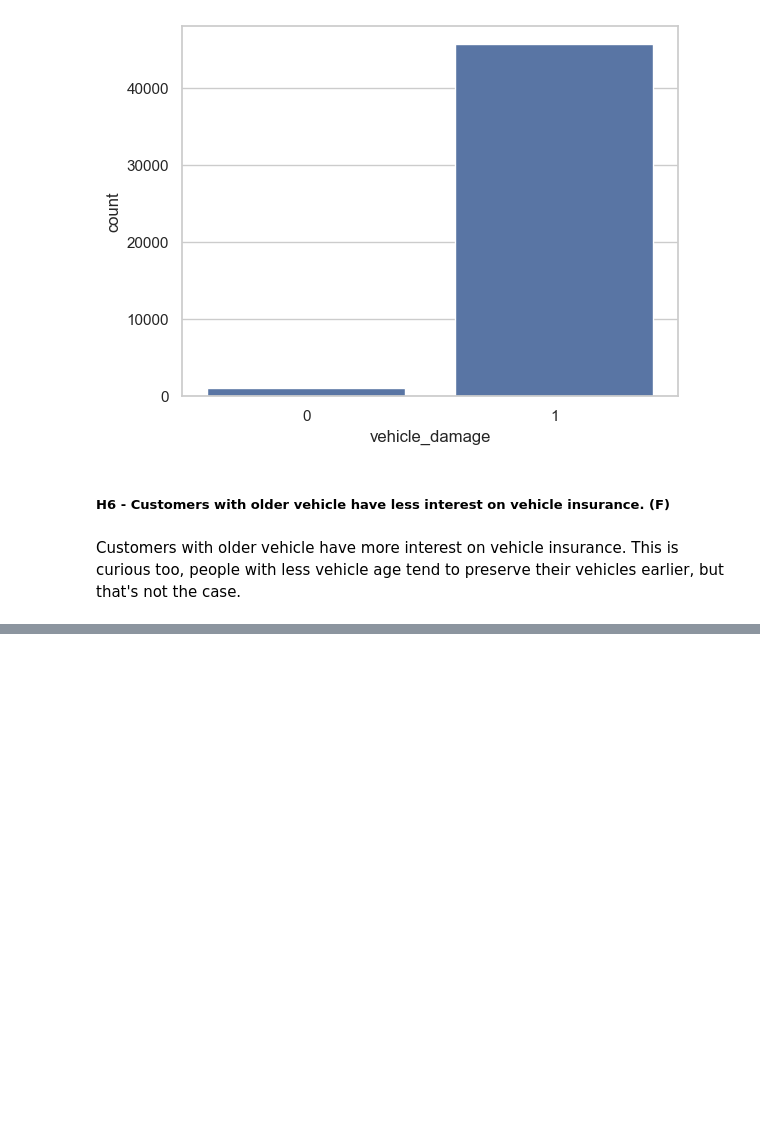
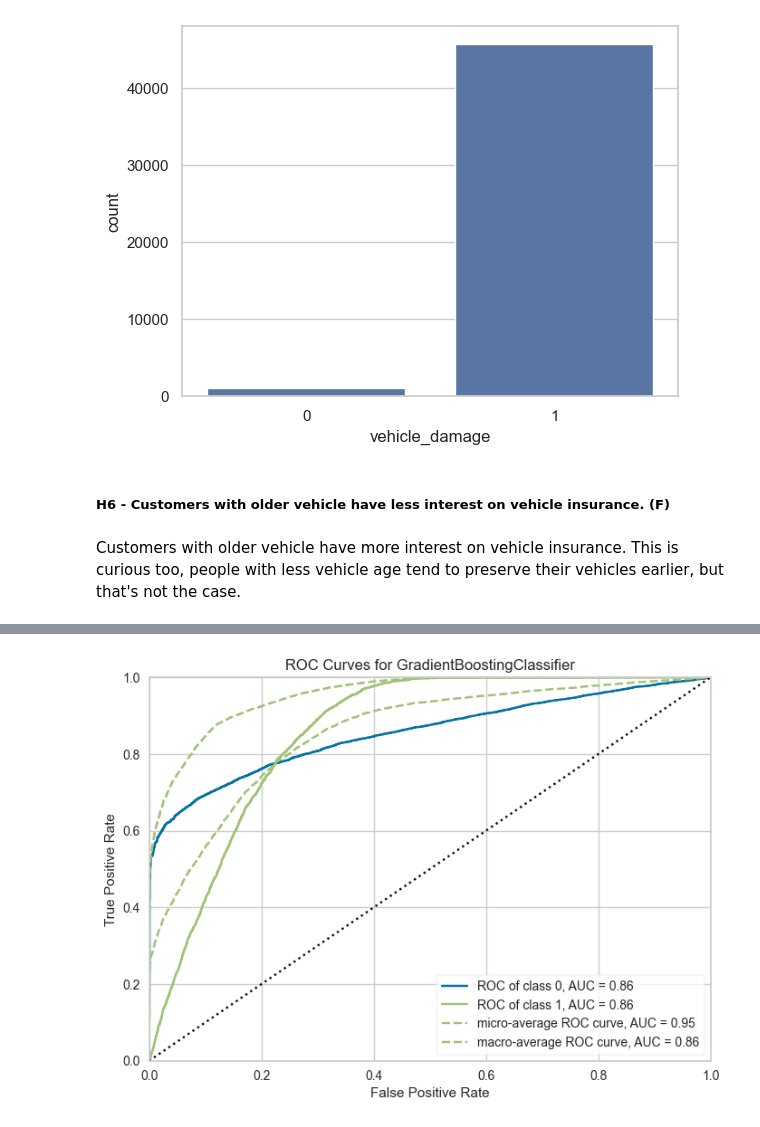
Before and after one commit to kubohenrique/health_insurance, a Jupyter notebook: Notebooks/ciclo01.ipynb, the cells around one changed output, grey strips where cells are left out. Saved outputs shown, nothing was run; the diff lists cells and outputs as text; code cells hidden in the pictures; blank space fills up the shorter version.

```diff
--- a/Notebooks/ciclo01.ipynb
+++ b/Notebooks/ciclo01.ipynb
@@ -419,0 +584,3 @@ Com essas hipóteses, você pode iniciar sua análise e explorar os dados para i
+# %%
+plot_model(tuned_gbc, plot = 'auc')
+# %% [output]
@@ -419,0 +588 @@ Com essas hipóteses, você pode iniciar sua análise e explorar os dados para i
+[figure, added]
```
Also changed, not shown: parts of 41 cells of this notebook, 2 other files.
